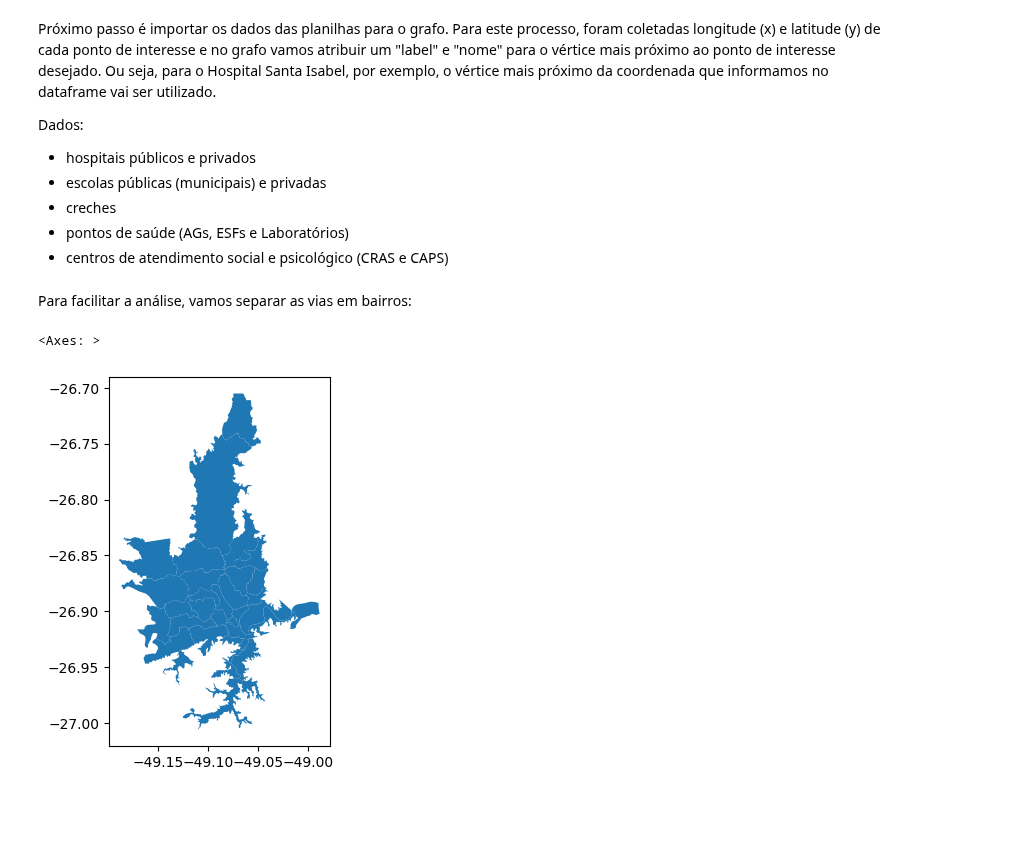
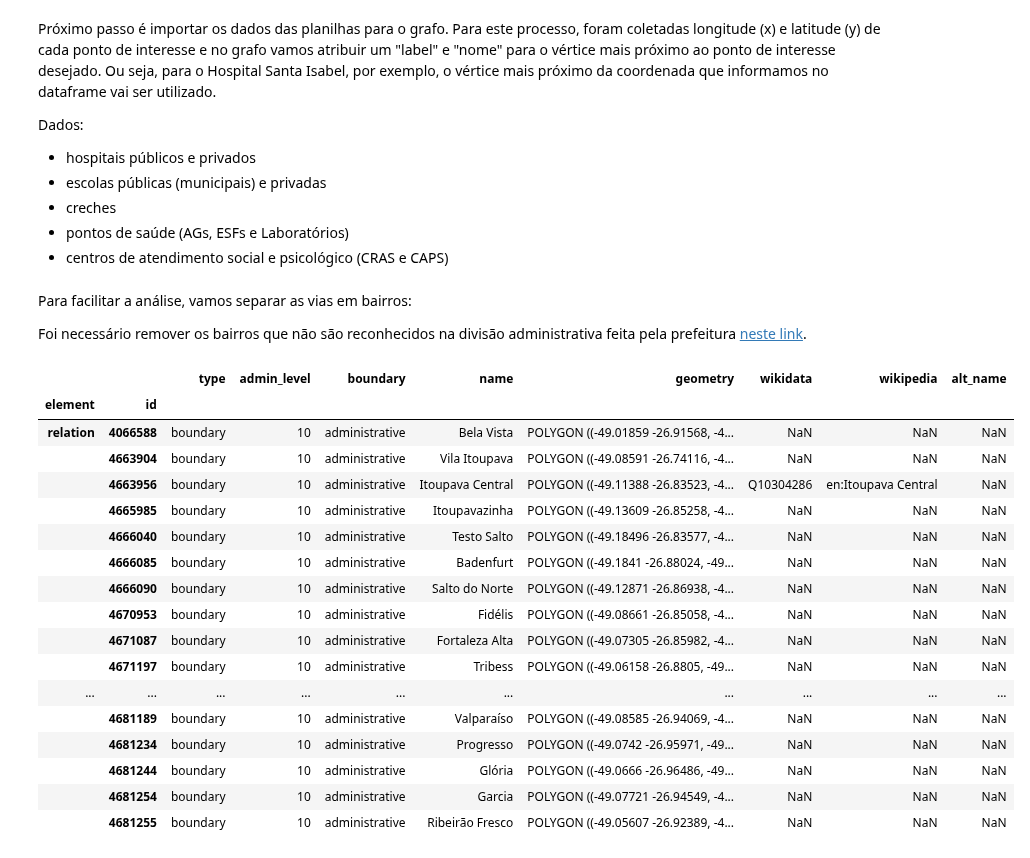
Before and after one commit to lemuel-manske/city-block, a Jupyter notebook: city.ipynb, the cells around one changed output. Cells and saved outputs as stored; diff of their text form; code cells hidden in the pictures; blank space fills up the shorter version.

```diff
--- a/city.ipynb
+++ b/city.ipynb
@@ -54,42 +54,58 @@ dataframes = {
 for label, url in dataframes.items():
   df = pd.read_csv(url)
   label_points_of_interest(G, df, label)
-# %% [markdown]
-Para facilitar a análise, vamos separar as vias em bairros:
+# %% [markdown]
+Para facilitar a análise, vamos separar as vias em bairros:
+
+Foi necessário remover os bairros que não são reconhecidos na divisão administrativa feita pela prefeitura [neste link](https://www.blumenau.sc.gov.br/secretarias/secretaria-de-desenvolvimento-urbano/pagina/historia-sobre-municipio/divisa-administrativa-bairros).
 # %%
 import osmnx as ox
 
 PLACE = 'Blumenau, Brazil'
 
-# https://www.blumenau.sc.gov.br/secretarias/secretaria-de-desenvolvimento-urbano/pagina/historia-sobre-municipio/divisa-administrativa-bairros
 NOT_DESIRED_HEIGHBORHOODS = [
     'Belchior Baixo',
     'Belchior Alto',
     'Belchior Central',
     'Gaspar Alto',
     'Gaspar Grande',
     'Figueira',
-    'Ribeirão Fresco',
     'Encano do Norte',
     'Encano Baixo',
     'Encano Central',
     'Encano Alto',
     'Sternthal',
     'Gruenerwinkel',
     'Planície Alta',
     'Treze de Maio',
     'Ribeirão Humberto',
     'Rio Bonito',
     'Terceiro Braço',
     'Sete de Janeiro',
 ]
 
 neighborhood_tags = { 'admin_level': '10' } # https://wiki.openstreetmap.org/wiki/Key:admin_level
 
 neighborhoods = ox.features.features_from_place(PLACE, neighborhood_tags) \
   .query(f'name not in {NOT_DESIRED_HEIGHBORHOODS}')
 
-neighborhoods.plot()
+neighborhoods
 # %% [output]
-<Axes: >
-[figure, removed]
+|  |  | type | admin_level | boundary | name | geometry | wikidata | wikipedia | alt_name |
+| element | id |  |  |  |  |  |  |  |  |
+| relation | 4066588 | boundary | 10 | administrative | Bela Vista | POLYGON ((-49.01859 -26.91568, -4... | NaN | NaN | NaN |
+|  | 4663904 | boundary | 10 | administrative | Vila Itoupava | POLYGON ((-49.08591 -26.74116, -4... | NaN | NaN | NaN |
+|  | 4663956 | boundary | 10 | administrative | Itoupava Central | POLYGON ((-49.11388 -26.83523, -4... | Q10304286 | en:Itoupava Central | NaN |
+|  | 4665985 | boundary | 10 | administrative | Itoupavazinha | POLYGON ((-49.13609 -26.85258, -4... | NaN | NaN | NaN |
+|  | 4666040 | boundary | 10 | administrative | Testo Salto | POLYGON ((-49.18496 -26.83577, -4... | NaN | NaN | NaN |
+|  | 4666085 | boundary | 10 | administrative | Badenfurt | POLYGON ((-49.1841 -26.88024, -49... | NaN | NaN | NaN |
+|  | 4666090 | boundary | 10 | administrative | Salto do Norte | POLYGON ((-49.12871 -26.86938, -4... | NaN | NaN | NaN |
+|  | 4670953 | boundary | 10 | administrative | Fidélis | POLYGON ((-49.08661 -26.85058, -4... | NaN | NaN | NaN |
+|  | 4671087 | boundary | 10 | administrative | Fortaleza Alta | POLYGON ((-49.07305 -26.85982, -4... | NaN | NaN | NaN |
+|  | 4671197 | boundary | 10 | administrative | Tribess | POLYGON ((-49.06158 -26.8805, -49... | NaN | NaN | NaN |
+| ... | ... | ... | ... | ... | ... | ... | ... | ... | ... |
+|  | 4681189 | boundary | 10 | administrative | Valparaíso | POLYGON ((-49.08585 -26.94069, -4... | NaN | NaN | NaN |
+|  | 4681234 | boundary | 10 | administrative | Progresso | POLYGON ((-49.0742 -26.95971, -49... | NaN | NaN | NaN |
+|  | 4681244 | boundary | 10 | administrative | Glória | POLYGON ((-49.0666 -26.96486, -49... | NaN | NaN | NaN |
+|  | 4681254 | boundary | 10 | administrative | Garcia | POLYGON ((-49.07721 -26.94549, -4... | NaN | NaN | NaN |
+|  | 4681255 | boundary | 10 | administrative | Ribeirão Fresco | POLYGON ((-49.05607 -26.92389, -4... | NaN | NaN | NaN |
```
Also changed, not shown: parts of 2 cells of this notebook.
